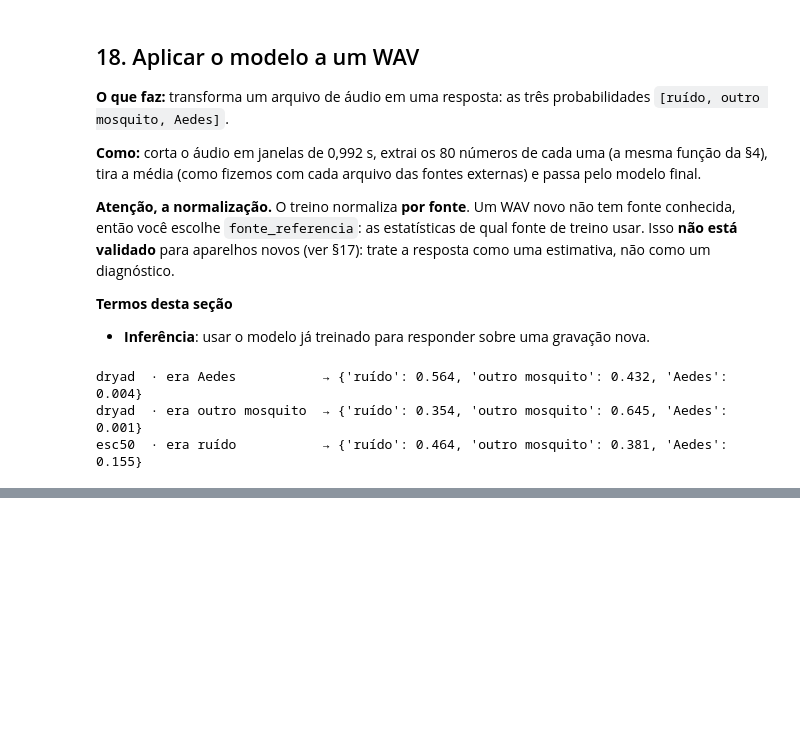
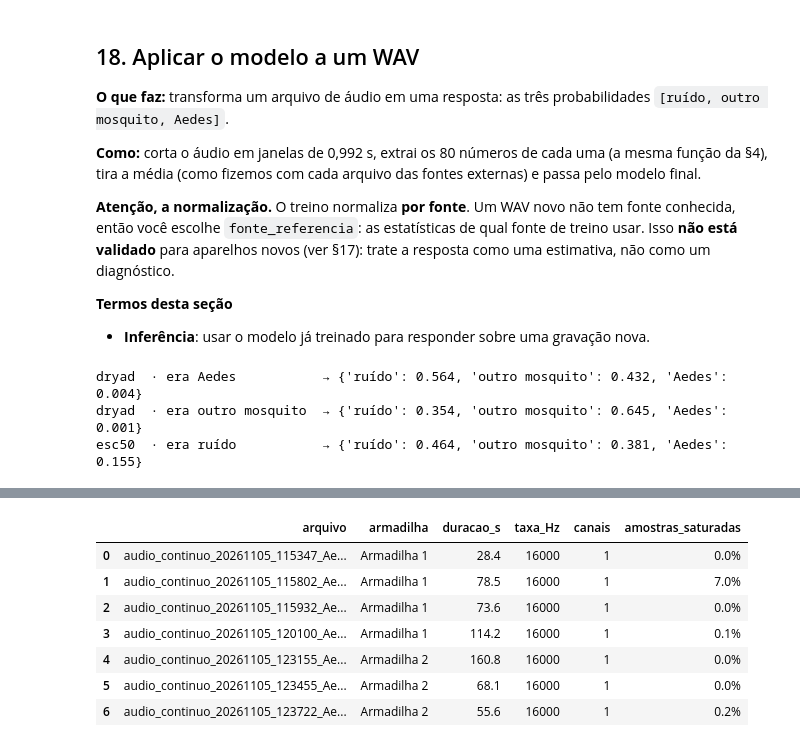
Before and after one commit to Lciarallo/mosquito-wingbeat, a Jupyter notebook: notebooks/detector_ternario_treinamento_teste_aplicacao.ipynb, the cells around one changed output, grey strips where cells are left out. Saved outputs shown, nothing was run; the diff lists cells and outputs as text; code cells hidden in the pictures; blank space fills up the shorter version.

```diff
--- a/notebooks/detector_ternario_treinamento_teste_aplicacao.ipynb
+++ b/notebooks/detector_ternario_treinamento_teste_aplicacao.ipynb
@@ -1322,0 +1346,24 @@ esc50  · era ruído           → {'ruído': 0.464, 'outro mosquito': 0.381, 'A
+# %%
+PASTA_ARDUINO = RAIZ / 'data/external/arduino_lab_2026_11_05'
+ARQ_ARDUINO = sorted(PASTA_ARDUINO.glob('*.wav'))
+if not ARQ_ARDUINO:
+    raise FileNotFoundError(f'Coloque os 7 WAVs do Arduino em {PASTA_ARDUINO} (ver tabela da §2).')
+
+def armadilha_de(nome):
+    return 'Armadilha ' + re.search(r'Armadilha(\d+)', nome).group(1)
+
+linhas = []
+for p in ARQ_ARDUINO:
+    info = sf.info(str(p)); bruto = sf.read(str(p), dtype='int16')[0].astype(int)
+    linhas.append(dict(arquivo=p.name, armadilha=armadilha_de(p.name), duracao_s=round(info.duration, 1), taxa_Hz=info.samplerate,
+                       canais=info.channels, amostras_saturadas=f'{np.mean((bruto >= 32767) | (bruto <= -32768)):.1%}'))
+pd.DataFrame(linhas)
+# %% [output]
+|  | arquivo | armadilha | duracao_s | taxa_Hz | canais | amostras_saturadas |
+| 0 | audio_continuo_20261105_115347_Ae... | Armadilha 1 | 28.4 | 16000 | 1 | 0.0% |
+| 1 | audio_continuo_20261105_115802_Ae... | Armadilha 1 | 78.5 | 16000 | 1 | 7.0% |
+| 2 | audio_continuo_20261105_115932_Ae... | Armadilha 1 | 73.6 | 16000 | 1 | 0.0% |
+| 3 | audio_continuo_20261105_120100_Ae... | Armadilha 1 | 114.2 | 16000 | 1 | 0.1% |
+| 4 | audio_continuo_20261105_123155_Ae... | Armadilha 2 | 160.8 | 16000 | 1 | 0.0% |
+| 5 | audio_continuo_20261105_123455_Ae... | Armadilha 2 | 68.1 | 16000 | 1 | 0.0% |
+| 6 | audio_continuo_20261105_123722_Ae... | Armadilha 2 | 55.6 | 16000 | 1 | 0.2% |
```
Also changed, not shown: parts of 16 cells of this notebook, 4 other files.
